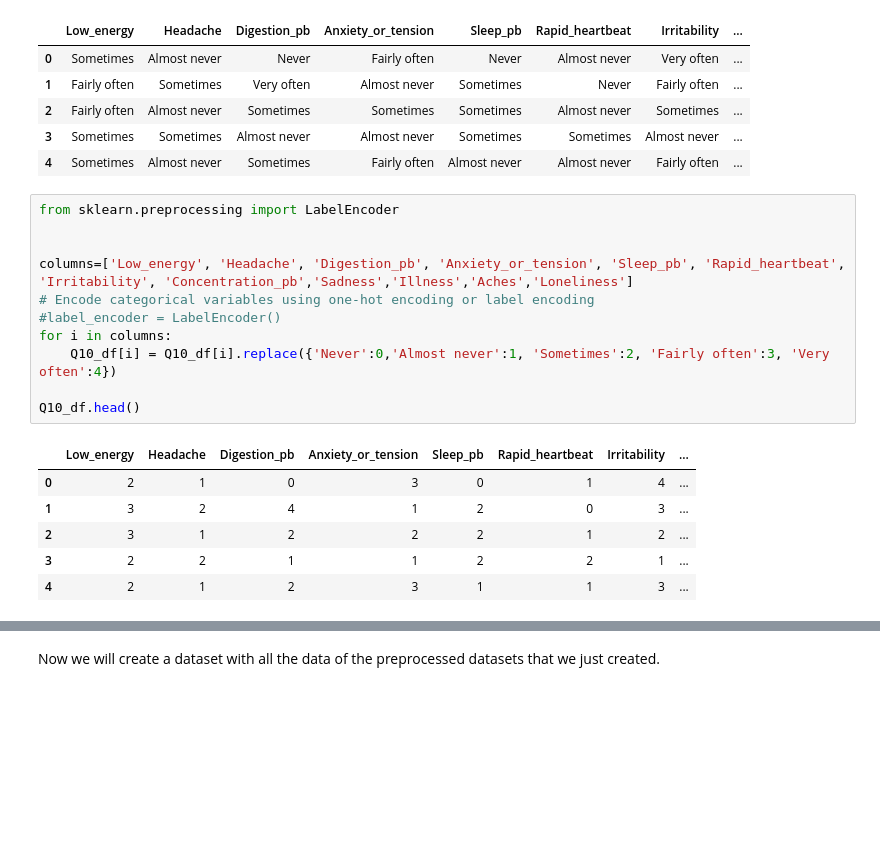
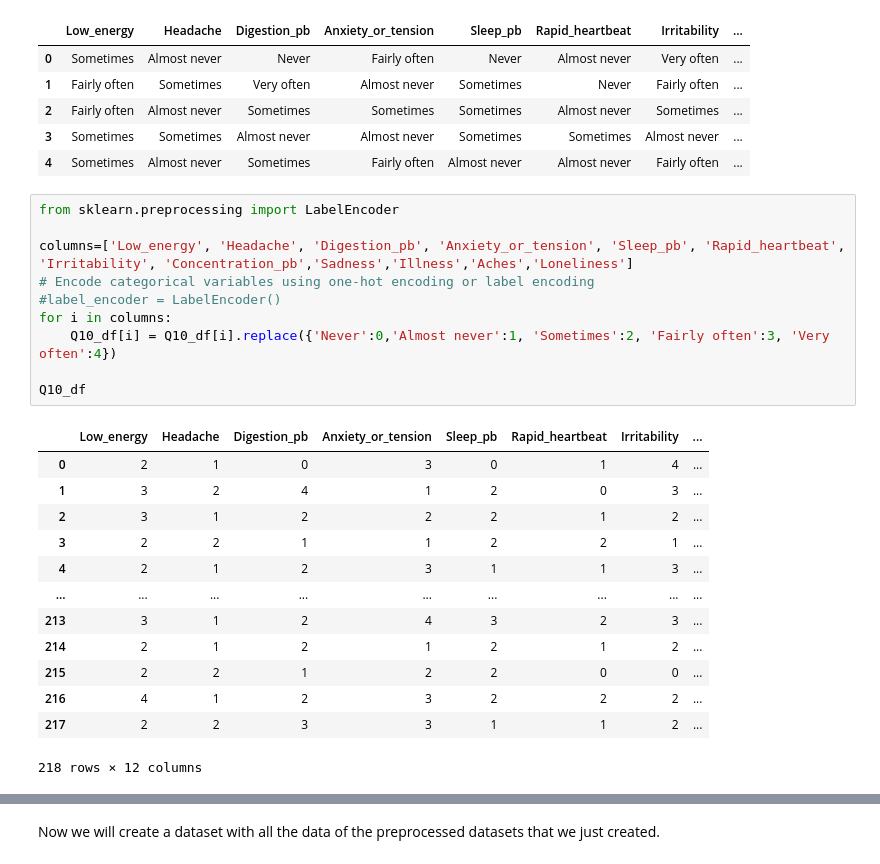
Before and after one commit to loramaillard/Data_Science_Final_project, a Jupyter notebook: project2.ipynb, the cells around one changed output, grey strips where cells are left out. Cells and saved outputs as stored; diff of their text form; blank space fills up the shorter version.

```diff
--- a/project2.ipynb
+++ b/project2.ipynb
@@ -119,19 +125,25 @@ Q10_df.head()
 | 4 | Sometimes | Almost never | Sometimes | Fairly often | Almost never | Almost never | Fairly often | ... |
 # %%
 from sklearn.preprocessing import LabelEncoder
-
 
 columns=['Low_energy', 'Headache', 'Digestion_pb', 'Anxiety_or_tension', 'Sleep_pb', 'Rapid_heartbeat', 'Irritability', 'Concentration_pb','Sadness','Illness','Aches','Loneliness']
 # Encode categorical variables using one-hot encoding or label encoding
 #label_encoder = LabelEncoder()
 for i in columns:
     Q10_df[i] = Q10_df[i].replace({'Never':0,'Almost never':1, 'Sometimes':2, 'Fairly often':3, 'Very often':4})
 
-Q10_df.head()
+Q10_df
 # %% [output]
 |  | Low_energy | Headache | Digestion_pb | Anxiety_or_tension | Sleep_pb | Rapid_heartbeat | Irritability | ... |
 | 0 | 2 | 1 | 0 | 3 | 0 | 1 | 4 | ... |
 | 1 | 3 | 2 | 4 | 1 | 2 | 0 | 3 | ... |
 | 2 | 3 | 1 | 2 | 2 | 2 | 1 | 2 | ... |
 | 3 | 2 | 2 | 1 | 1 | 2 | 2 | 1 | ... |
 | 4 | 2 | 1 | 2 | 3 | 1 | 1 | 3 | ... |
+| ... | ... | ... | ... | ... | ... | ... | ... | ... |
+| 213 | 3 | 1 | 2 | 4 | 3 | 2 | 3 | ... |
+| 214 | 2 | 1 | 2 | 1 | 2 | 1 | 2 | ... |
+| 215 | 2 | 2 | 1 | 2 | 2 | 0 | 0 | ... |
+| 216 | 4 | 1 | 2 | 3 | 2 | 2 | 2 | ... |
+| 217 | 2 | 2 | 3 | 3 | 1 | 1 | 2 | ... |
+218 rows × 12 columns
```
Also changed, not shown: parts of 45 cells of this notebook, 1 other file.
